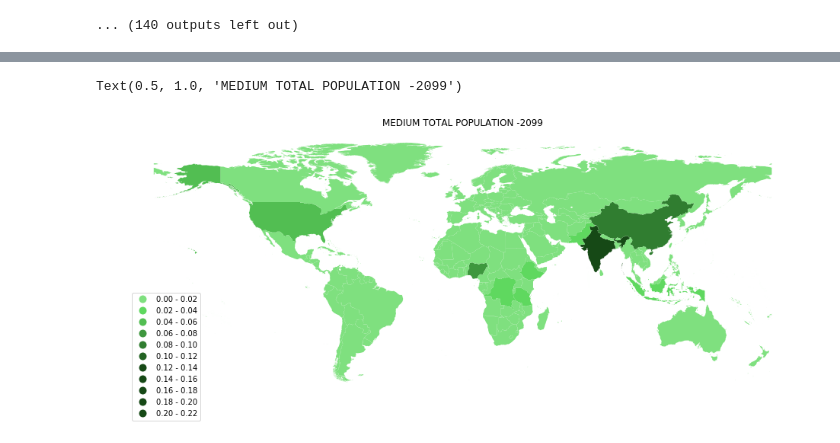
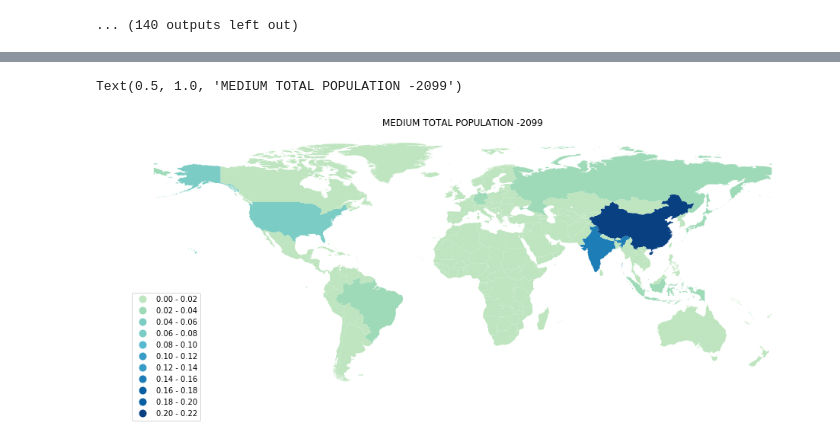
Before and after one commit to PranavSalunke/CMPS-184-Final-Project, a Jupyter notebook: choropleth-worldratio.ipynb, the cells around one changed output, grey strips where cells are left out. Drawn from its saved outputs; the diff is of its cells as text; code cells hidden in the pictures.

Commit message:
legend is now constant

```diff
--- a/choropleth-worldratio.ipynb
+++ b/choropleth-worldratio.ipynb
@@ -321,56 +321,56 @@ from matplotlib.colors import ListedColormap, LinearSegmentedColormap
 import matplotlib as mpl
 colors =10
 cmap = 'RdPu'
 bi = [0.02, 0.04,0.06,0.08,0.1,0.12,0.14,0.16,0.18,0.2,0.22]
-color_dict1 = {'dg': '#7fe07f',
-               'dg2': '#5fd85f',
-               'dg3': '#58cb58',
-               'dg4': '#52be52',
-               'dg5': '#44a444',
-               'dg6': '#3e973e',
-               'dg7': '#378a37',
-               'dg8': '#307d30',
-               'dg9': '#2a702a',
-               'dg10': '#236323',
-               'dg11': '#164916'}
+# color_dict1 = {'dg': '#7fe07f',
+#                'dg2': '#5fd85f',
+#                'dg3': '#58cb58',
+#                'dg4': '#52be52',
+#                'dg5': '#44a444',
+#                'dg6': '#3e973e',
+#                'dg7': '#378a37',
+#                'dg8': '#307d30',
+#                'dg9': '#2a702a',
+#                'dg10': '#236323',
+#                'dg11': '#164916'}
 
-newcmp = LinearSegmentedColormap.from_list('newcmp', [
-    color_dict1['dg'],
-    color_dict1['dg2'],
-    color_dict1['dg3'],
-    color_dict1['dg4'],
-    color_dict1['dg5'],
-    color_dict1['dg6'],
-    color_dict1['dg7'],
-    color_dict1['dg8'],
-    color_dict1['dg9'],
-    color_dict1['dg10'],
-    color_dict1['dg11']],N=11)
+# newcmp = LinearSegmentedColormap.from_list('newcmp', [
+#     color_dict1['dg'],
+#     color_dict1['dg2'],
+#     color_dict1['dg3'],
+#     color_dict1['dg4'],
+#     color_dict1['dg5'],
+#     color_dict1['dg6'],
+#     color_dict1['dg7'],
+#     color_dict1['dg8'],
+#     color_dict1['dg9'],
+#     color_dict1['dg10'],
+#     color_dict1['dg11']],N=11)
 
-# viridisBig = cm.get_cmap('GnBu', 11)
-# newcmp = ListedColormap(viridisBig(np.linspace(0.25,0.95, 1024)))
+viridisBig = cm.get_cmap('GnBu', 11)
+newcmp = ListedColormap(viridisBig(np.linspace(0.35,0.95, 256)))
 figsize = (16, 10)
 #levels = np.linspace(0,0.2, 10)
 bounds = [0, 0.1, 0.2, 0.3, 0.4,0.5,0.6,0.7,0.8,0.9]
 #fig, (axs1) = plt.subplots(1, 1)
 
 ax = merged.plot(column='Percent', cmap=newcmp, figsize=figsize,scheme='User_Defined',classification_kwds={'bins':bi},legend=True)
 # cb2 = mpl.colorbar.ColorbarBase(axs1, cmap=newcmp,
 #                                 extend='both',
 #                                 ticks=bounds,
 #                                 spacing='proportional')
 
 ax.set_axis_off()
 leg = ax.get_legend()
 #leg.get_texts()[0].set_text('New label 1')
 #ax.set_xlim([-1.5e7, 1.7e7])
 ax.get_legend().set_bbox_to_anchor((.12, .4))
 #ax.get_figure()
 # scheme='equal_interval',k=colors,legend=True
 # plt.imshow(ax, cmap='RdBu')
 # plt.colorbar(extend='both')
 # plt.clim(0, 1)
 plt.title('MEDIUM TOTAL POPULATION -2099')
 # %% [output]
 Text(0.5, 1.0, 'MEDIUM TOTAL POPULATION -2099')
-[figure, old version]
+[figure, new version]
```
Also changed, not shown: parts of 1 cell of this notebook, 1 other file.
